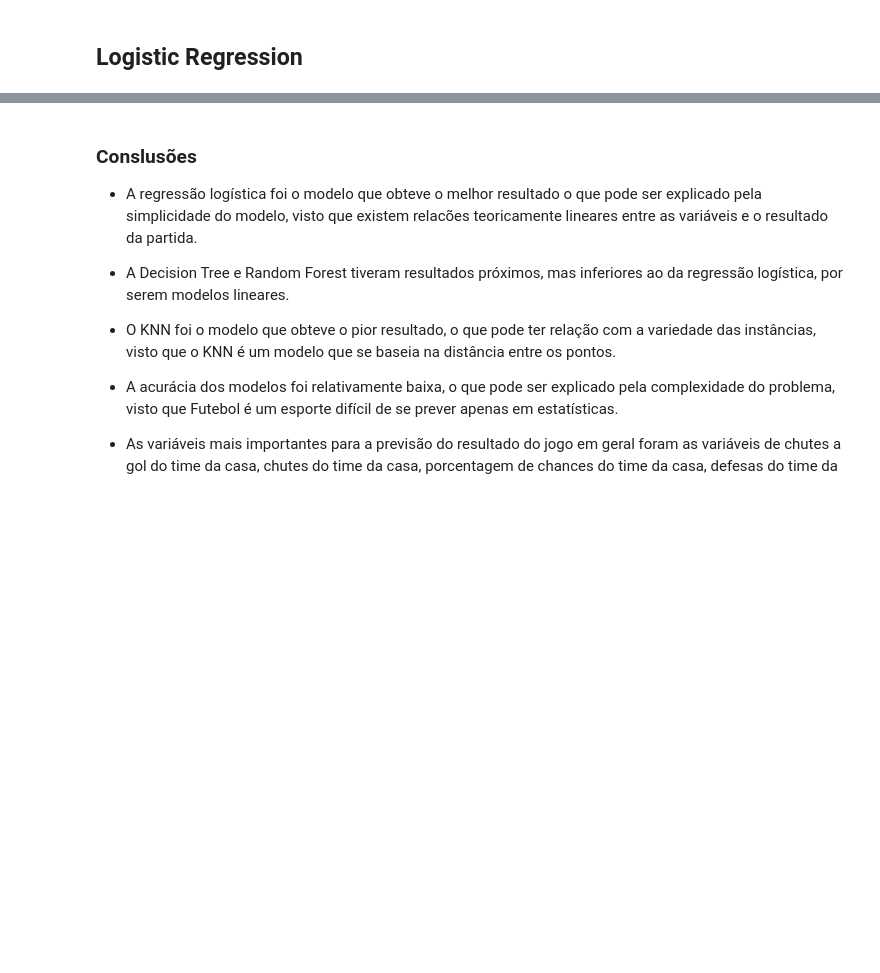
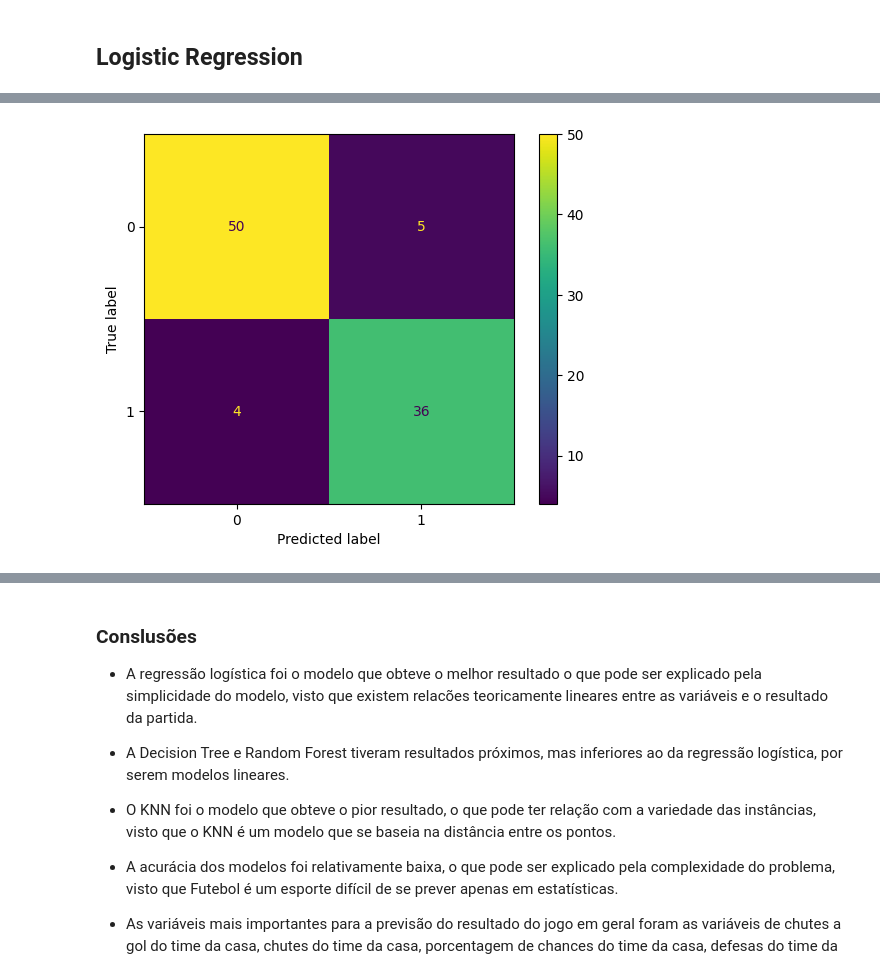
Before and after one commit to rubdelima/IF-807---PL-Predict-Matches, a Jupyter notebook: PL_Predict_Matches.ipynb, the cells around one changed output, grey strips where cells are left out. Drawn from its saved outputs; the diff is of its cells as text; code cells hidden in the pictures; blank space fills up the shorter version.

```diff
--- a/PL_Predict_Matches.ipynb
+++ b/PL_Predict_Matches.ipynb
@@ -287,3 +295,13 @@ Accuracy: 0.89
+# %%
+cm = confusion_matrix(Y_test, Yhat_lr, labels=lr.classes_)
+
+disp = ConfusionMatrixDisplay(confusion_matrix=cm,display_labels=lr.classes_)
+
+disp.plot()
+
+plt.show()
+# %% [output]
+[figure, added]
 # %%
 features = X.columns
 coefficients = lr.coef_[0]
```
Also changed, not shown: parts of 24 cells of this notebook.
